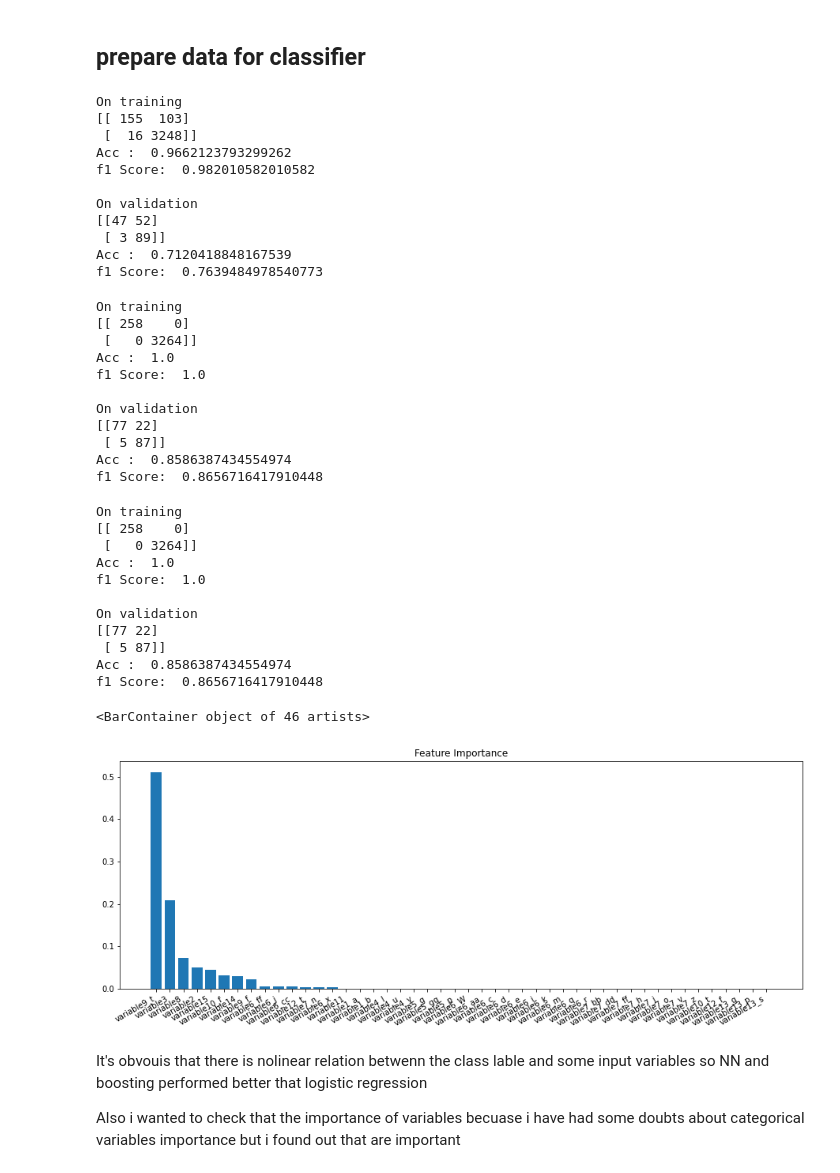
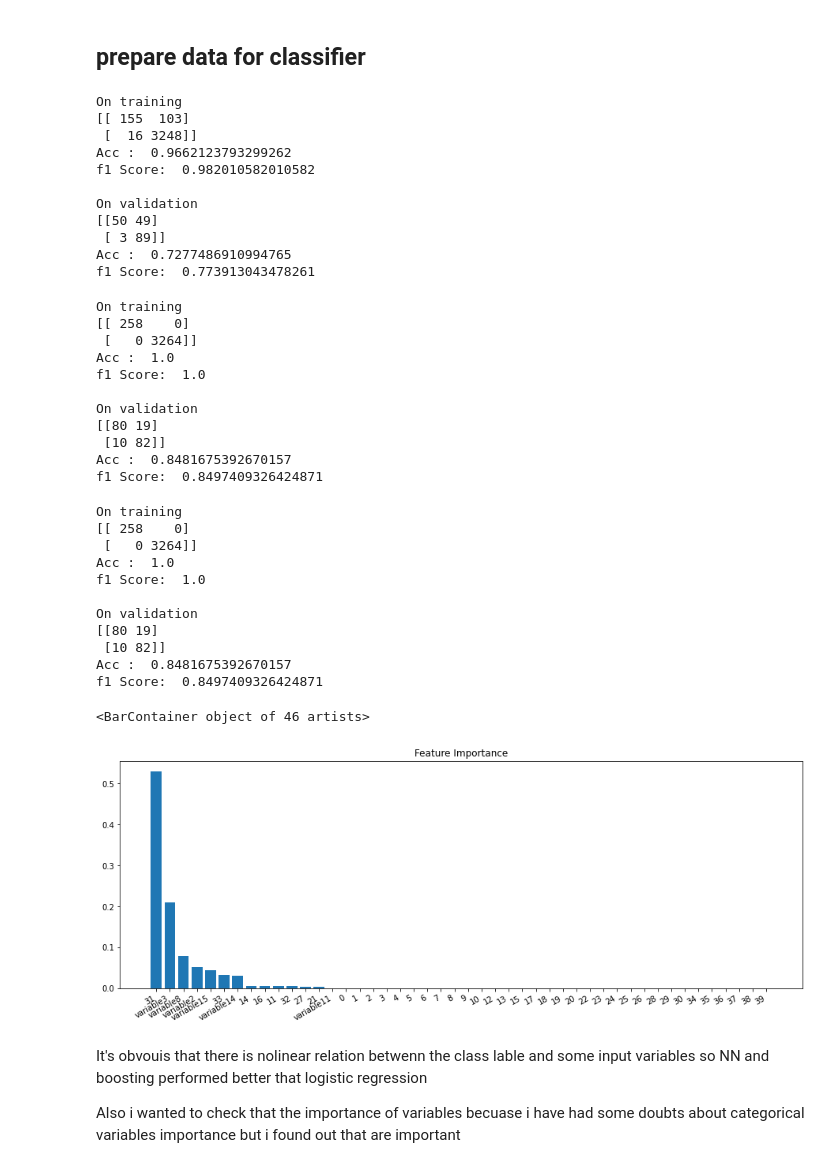
Before and after one commit to Shehabalaa/BinaryClassificationProblem-Task2, a Jupyter notebook: BinaryClassificationProblem-Task2.ipynb, the cells around one changed output. Cells and saved outputs as stored; diff of their text form; code cells hidden in the pictures.

```diff
--- a/BinaryClassificationProblem-Task2.ipynb
+++ b/BinaryClassificationProblem-Task2.ipynb
@@ -52,7 +53,9 @@ validation.drop(["variable18"],axis =1,inplace=True)
 
 # drop NaN rows
 training.dropna(inplace=True)
+training.reset_index(drop=True, inplace=True)
 validation.dropna(inplace=True)
+validation.reset_index(drop=True, inplace=True)
 # %% [output]
 variable1       39
 variable2       39
@@ -195,23 +198,28 @@ y_column=['classLabel']
 one_hot_columns = [columnName for (columnName, column) in training.iteritems() if columnName != 'classLabel'
                    and column.dtype == np.object]
 
+
 # data normalization
-data_train[min_max_columns] = MinMaxScaler().fit_transform(data_train[min_max_columns])
-data_valid[min_max_columns] = MinMaxScaler().fit_transform(data_valid[min_max_columns])
+minMaxScaler = MinMaxScaler().fit(data_train[min_max_columns])
+data_train[min_max_columns] = minMaxScaler.transform(data_train[min_max_columns])
+data_valid[min_max_columns] = minMaxScaler.transform(data_valid[min_max_columns])
 
 # encode categorical variables
-all_data = pd.concat([data_train,data_valid],axis=0)
-one_hot_all = pd.get_dummies(all_data[one_hot_columns])
-one_hot_train, one_hot_valid = one_hot_all[:len(data_train)], one_hot_all[len(data_train):]
 
+encoder = OneHotEncoder(handle_unknown="ignore")
+encoder.fit(data_train[one_hot_columns])
+
+one_hot_train = pd.DataFrame(encoder.transform(data_train[one_hot_columns]).toarray())
+one_hot_valid = pd.DataFrame(encoder.transform(data_valid[one_hot_columns]).toarray())
 
 data_train = pd.concat([data_train,one_hot_train],axis=1)
 data_train = data_train.drop(one_hot_columns,axis=1)
 
-data_valid = pd.concat([data_valid,one_hot_valid],axis=1)
+data_valid = pd.concat([data_valid,one_hot_valid],axis=1).fillna(0)
 data_valid = data_valid.drop(one_hot_columns,axis=1)
 
-# encode y_column
+
+# # encode y_column
 data_train[y_column]=(data_train[y_column]=="yes.").astype(int)
 data_valid[y_column]=(data_valid[y_column]=="yes.").astype(int)
 
@@ -252,10 +260,10 @@ Acc :  0.9662123793299262
 f1 Score:  0.982010582010582
 
 On validation
-[[47 52]
+[[50 49]
  [ 3 89]]
-Acc :  0.7120418848167539
-f1 Score:  0.7639484978540773
+Acc :  0.7277486910994765
+f1 Score:  0.773913043478261
 # %%
 # try more sophisticated model NN
 from sklearn.neural_network import MLPClassifier
@@ -287,10 +295,10 @@ Acc :  1.0
 f1 Score:  1.0
 
 On validation
-[[77 22]
- [ 5 87]]
-Acc :  0.8586387434554974
-f1 Score:  0.8656716417910448
+[[80 19]
+ [10 82]]
+Acc :  0.8481675392670157
+f1 Score:  0.8497409326424871
 # %%
 # boosting
 from sklearn.ensemble import GradientBoostingClassifier
@@ -301,39 +309,39 @@ gbclf = gb.fit(x_train, y_train.values.ravel())
 # evalutation on training set
 print("On training ")
 y_pre = clf.predict(x_train)
 confusion_matrix(y_train, y_pre)
 print(confusion_matrix(y_train, y_pre))
 print("Acc : ",accuracy_score(y_train,y_pre))
 print("f1 Score: ", f1_score(y_train,y_pre))
 
 # evalutation on validation set
 print("\nOn validation ")
 y_pre = clf.predict(x_valid)
 confusion_matrix(y_valid, y_pre)
 print(confusion_matrix(y_valid, y_pre))
 print("Acc : ",accuracy_score(y_valid,y_pre))
 print("f1 Score: ", f1_score(y_valid,y_pre))
 
 fig= plt.figure(figsize=(15,5))
 axes= fig.add_axes([0.1,0.1,0.8,0.8])
 axes.set_title('Feature Importance')
-feature_importances = sorted(zip(x_train.columns, gb.feature_importances_),key=lambda x:x[1],reverse=True)
+feature_importances = sorted(zip(map(str,x_train.columns), gb.feature_importances_.astype(np.float)),key=lambda x:x[1],reverse=True)
 fig.autofmt_xdate()
 plt.bar(*zip(*feature_importances))
 # %% [output]
 On training
 [[ 258    0]
  [   0 3264]]
 Acc :  1.0
 f1 Score:  1.0
 
 On validation
-[[77 22]
- [ 5 87]]
-Acc :  0.8586387434554974
-f1 Score:  0.8656716417910448
+[[80 19]
+ [10 82]]
+Acc :  0.8481675392670157
+f1 Score:  0.8497409326424871
 <BarContainer object of 46 artists>
-[figure, old version]
+[figure, new version]
 # %% [markdown]
 It's obvouis that there is nolinear relation betwenn the class lable and some input variables so NN and boosting performed better that logistic regression
 
```
Also changed, not shown: parts of 4 cells of this notebook, 3 other files.
